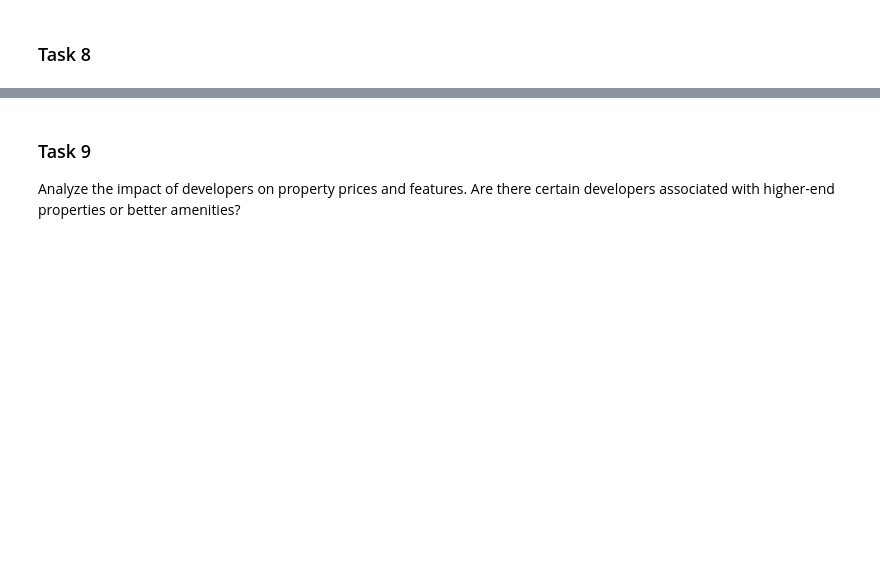
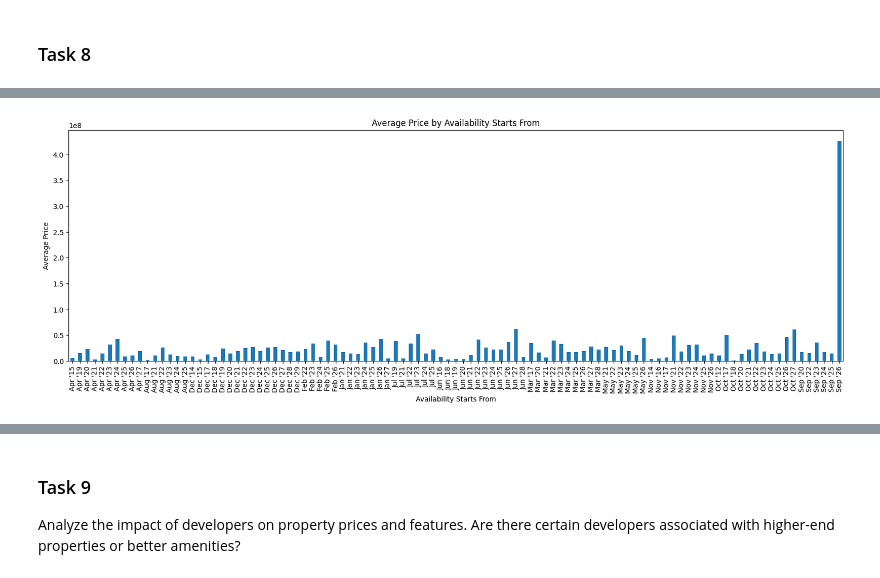
Before and after one commit to arghyawning/data-analytics-1-assignments, a Jupyter notebook: a1/51/assignment1_51.ipynb, the cells around one changed output, grey strips where cells are left out. Cells and saved outputs as stored; diff of their text form; code cells hidden in the pictures; blank space fills up the shorter version.

```diff
--- a/a1/51/assignment1_51.ipynb
+++ b/a1/51/assignment1_51.ipynb
@@ -808,0 +830,16 @@ under_construction = under_construction.sort_values(by='Availability Starts From
+# %%
+
+# doing the same but for availability starts from
+availability_starts_from = df["Availability Starts From"].unique()
+availability_starts_from = availability_starts_from[availability_starts_from != 'Select Date']
+availability_starts_from
+# plotting a graph for the same
+availability_starts_from_summary = df.groupby('Availability Starts From')['Price'].mean()
+# plotting a bar graph
+availability_starts_from_summary.plot(kind='bar', figsize=(20, 6))
+plt.title('Average Price by Availability Starts From')
+plt.ylabel('Average Price')
+plt.xlabel('Availability Starts From')
+plt.show()
+# %% [output]
+[figure, added]
```
Also changed, not shown: parts of 9 cells of this notebook, 1 other file.
